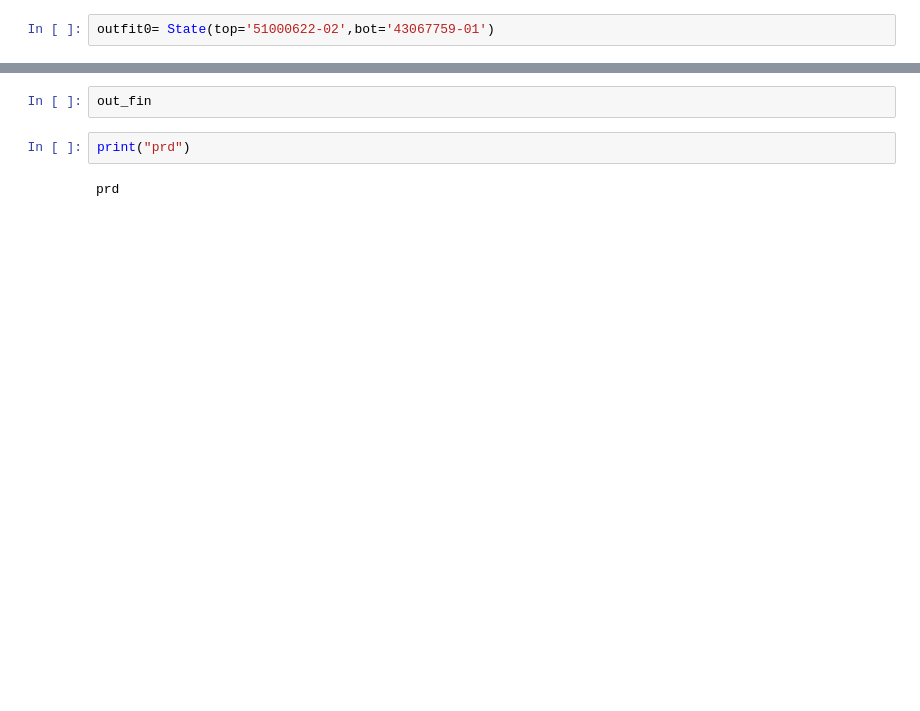
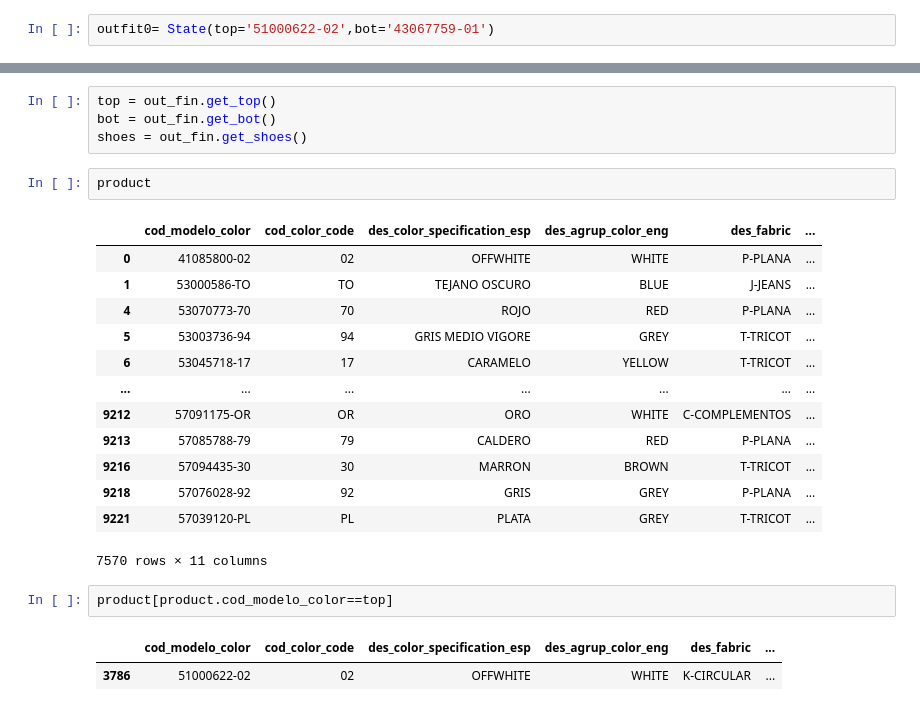
Before and after one commit to ivan-serrano-hernandez/hackathon-Mango_Challenge, a Jupyter notebook: Main functions.ipynb, the cells around one changed output, grey strips where cells are left out. Saved outputs shown, nothing was run; the diff lists cells and outputs as text; blank space fills up the shorter version.

```diff
--- a/Main functions.ipynb
+++ b/Main functions.ipynb
@@ -351,6 +336,25 @@ KeyboardInterrupt:
-# %%
-out_fin
-# %%
-print("prd")
-# %% [output]
-prd
+# %%
+top = out_fin.get_top()
+bot = out_fin.get_bot()
+shoes = out_fin.get_shoes()
+# %%
+product
+# %% [output]
+|  | cod_modelo_color | cod_color_code | des_color_specification_esp | des_agrup_color_eng | des_fabric | ... |
+| 0 | 41085800-02 | 02 | OFFWHITE | WHITE | P-PLANA | ... |
+| 1 | 53000586-TO | TO | TEJANO OSCURO | BLUE | J-JEANS | ... |
+| 4 | 53070773-70 | 70 | ROJO | RED | P-PLANA | ... |
+| 5 | 53003736-94 | 94 | GRIS MEDIO VIGORE | GREY | T-TRICOT | ... |
+| 6 | 53045718-17 | 17 | CARAMELO | YELLOW | T-TRICOT | ... |
+| ... | ... | ... | ... | ... | ... | ... |
+| 9212 | 57091175-OR | OR | ORO | WHITE | C-COMPLEMENTOS | ... |
+| 9213 | 57085788-79 | 79 | CALDERO | RED | P-PLANA | ... |
+| 9216 | 57094435-30 | 30 | MARRON | BROWN | T-TRICOT | ... |
+| 9218 | 57076028-92 | 92 | GRIS | GREY | P-PLANA | ... |
+| 9221 | 57039120-PL | PL | PLATA | GREY | T-TRICOT | ... |
+7570 rows × 11 columns
+# %%
+product[product.cod_modelo_color==top]
+# %% [output]
+|  | cod_modelo_color | cod_color_code | des_color_specification_esp | des_agrup_color_eng | des_fabric | ... |
+| 3786 | 51000622-02 | 02 | OFFWHITE | WHITE | K-CIRCULAR | ... |
```
Also changed, not shown: parts of 5 cells of this notebook.
